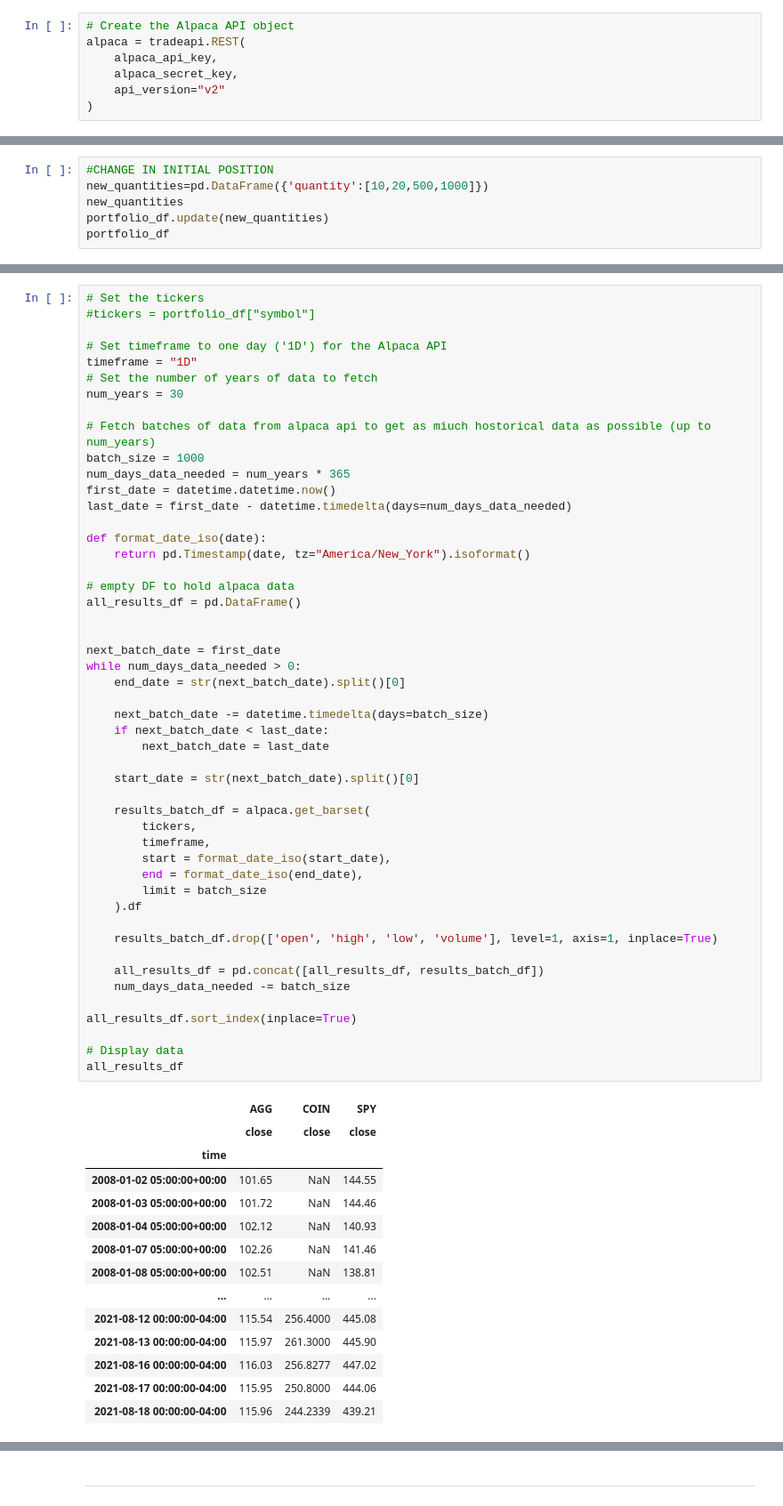
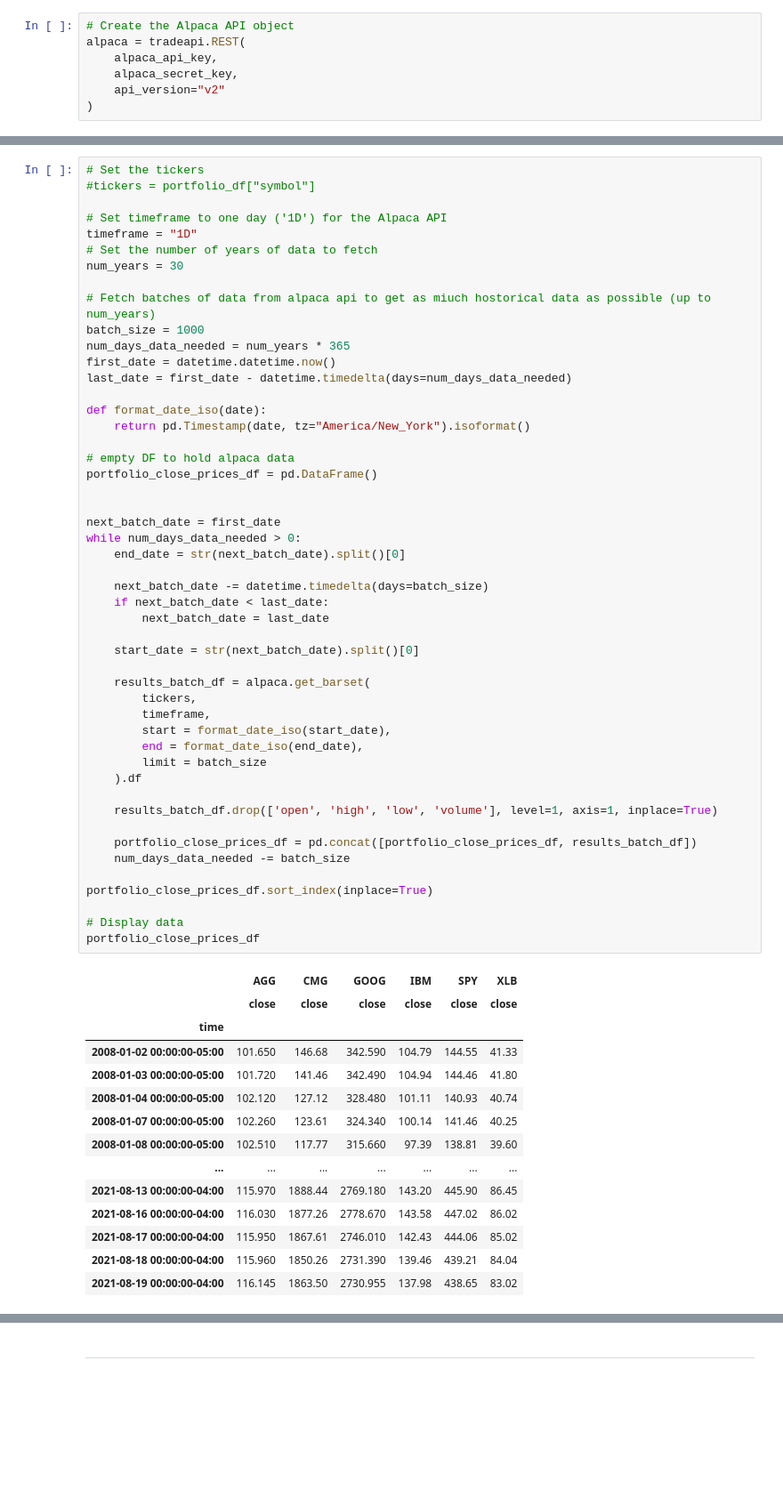
Before and after one commit to woodedlawn/awesome_retirement_portfolio_projector_tool, a Jupyter notebook: awesome_portfolio.ipynb, the cells around one changed output, grey strips where cells are left out. Shown: that part at 89% size. Cells and saved outputs as stored; diff of their text form; blank space fills up the shorter version.

```diff
--- a/awesome_portfolio.ipynb
+++ b/awesome_portfolio.ipynb
@@ -58,6 +60,0 @@ I plan on retiring in 10.0 years.
-# %%
-#CHANGE IN INITIAL POSITION
-new_quantities=pd.DataFrame({'quantity':[10,20,500,1000]})
-new_quantities
-portfolio_df.update(new_quantities)
-portfolio_df
@@ -116,48 +118,48 @@ def format_date_iso(date):
     return pd.Timestamp(date, tz="America/New_York").isoformat()
 
 # empty DF to hold alpaca data
-all_results_df = pd.DataFrame()
+portfolio_close_prices_df = pd.DataFrame()
 
 
 next_batch_date = first_date
 while num_days_data_needed > 0:
     end_date = str(next_batch_date).split()[0]
 
     next_batch_date -= datetime.timedelta(days=batch_size)
     if next_batch_date < last_date:
         next_batch_date = last_date
 
     start_date = str(next_batch_date).split()[0]
 
     results_batch_df = alpaca.get_barset(
         tickers,
         timeframe,
         start = format_date_iso(start_date),
         end = format_date_iso(end_date),
         limit = batch_size
     ).df
 
     results_batch_df.drop(['open', 'high', 'low', 'volume'], level=1, axis=1, inplace=True)
 
-    all_results_df = pd.concat([all_results_df, results_batch_df])
+    portfolio_close_prices_df = pd.concat([portfolio_close_prices_df, results_batch_df])
     num_days_data_needed -= batch_size
 
-all_results_df.sort_index(inplace=True)
+portfolio_close_prices_df.sort_index(inplace=True)
 
 # Display data
-all_results_df
+portfolio_close_prices_df
 # %% [output]
-|  | AGG | COIN | SPY |
-|  | close | close | close |
-| time |  |  |  |
-| 2008-01-02 05:00:00+00:00 | 101.65 | NaN | 144.55 |
-| 2008-01-03 05:00:00+00:00 | 101.72 | NaN | 144.46 |
-| 2008-01-04 05:00:00+00:00 | 102.12 | NaN | 140.93 |
-| 2008-01-07 05:00:00+00:00 | 102.26 | NaN | 141.46 |
-| 2008-01-08 05:00:00+00:00 | 102.51 | NaN | 138.81 |
-| ... | ... | ... | ... |
-| 2021-08-12 00:00:00-04:00 | 115.54 | 256.4000 | 445.08 |
-| 2021-08-13 00:00:00-04:00 | 115.97 | 261.3000 | 445.90 |
-| 2021-08-16 00:00:00-04:00 | 116.03 | 256.8277 | 447.02 |
-| 2021-08-17 00:00:00-04:00 | 115.95 | 250.8000 | 444.06 |
-| 2021-08-18 00:00:00-04:00 | 115.96 | 244.2339 | 439.21 |
+|  | AGG | CMG | GOOG | IBM | SPY | XLB |
+|  | close | close | close | close | close | close |
+| time |  |  |  |  |  |  |
+| 2008-01-02 00:00:00-05:00 | 101.650 | 146.68 | 342.590 | 104.79 | 144.55 | 41.33 |
+| 2008-01-03 00:00:00-05:00 | 101.720 | 141.46 | 342.490 | 104.94 | 144.46 | 41.80 |
+| 2008-01-04 00:00:00-05:00 | 102.120 | 127.12 | 328.480 | 101.11 | 140.93 | 40.74 |
+| 2008-01-07 00:00:00-05:00 | 102.260 | 123.61 | 324.340 | 100.14 | 141.46 | 40.25 |
+| 2008-01-08 00:00:00-05:00 | 102.510 | 117.77 | 315.660 | 97.39 | 138.81 | 39.60 |
+| ... | ... | ... | ... | ... | ... | ... |
+| 2021-08-13 00:00:00-04:00 | 115.970 | 1888.44 | 2769.180 | 143.20 | 445.90 | 86.45 |
+| 2021-08-16 00:00:00-04:00 | 116.030 | 1877.26 | 2778.670 | 143.58 | 447.02 | 86.02 |
+| 2021-08-17 00:00:00-04:00 | 115.950 | 1867.61 | 2746.010 | 142.43 | 444.06 | 85.02 |
+| 2021-08-18 00:00:00-04:00 | 115.960 | 1850.26 | 2731.390 | 139.46 | 439.21 | 84.04 |
+| 2021-08-19 00:00:00-04:00 | 116.145 | 1863.50 | 2730.955 | 137.98 | 438.65 | 83.02 |
```
Also changed, not shown: parts of 49 cells of this notebook, 1 other file.
